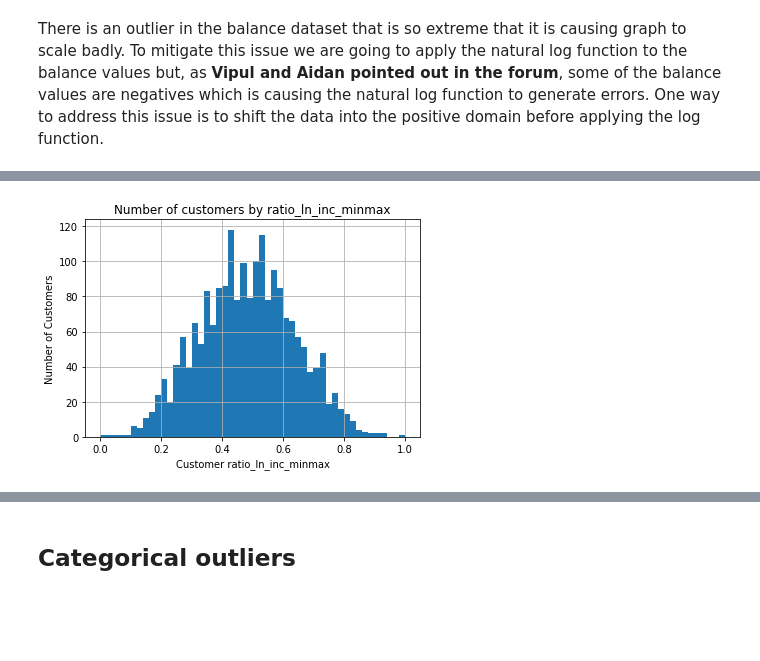
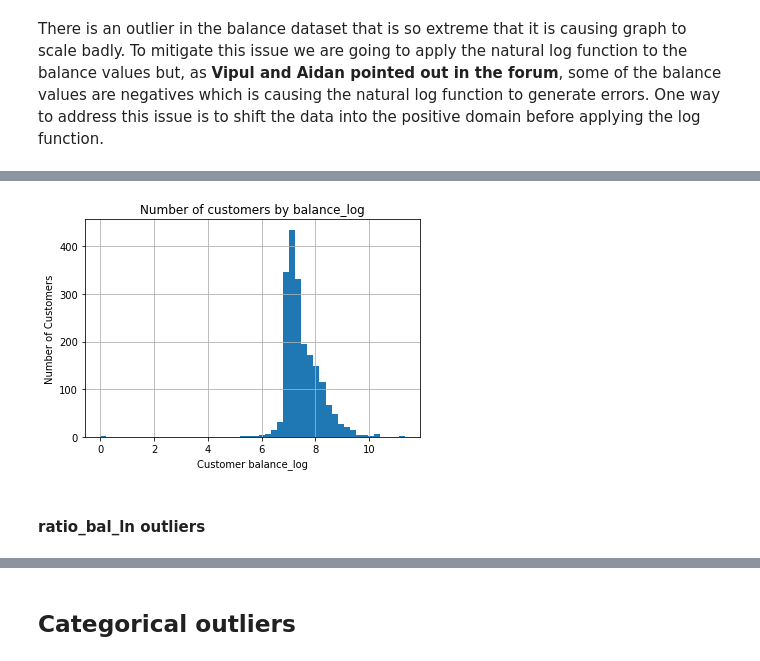
Before and after one commit to vipulpopat/MSCAI_Sem1_Etivity2, a Jupyter notebook: Etivity2-18263461.ipynb, the cells around one changed output, grey strips where cells are left out. Saved outputs shown, nothing was run; the diff lists cells and outputs as text; code cells hidden in the pictures; blank space fills up the shorter version.

```diff
--- a/Etivity2-18263461.ipynb
+++ b/Etivity2-18263461.ipynb
@@ -633,8 +588,8 @@ min        18.000000
 max        93.000000
 Name: age, dtype: float64
 # %%
-def plot_data(column, text):
+def plot_histogram(column):
     data[column].hist(bins=50)
-    plt.xlabel('Customer ' + text)
+    plt.xlabel('Customer ' + column)
     plt.ylabel('Number of Customers')
-    plt.title('Number of customers by ' + text)
+    plt.title('Number of customers by ' + column)
@@ -664,10 +619,3 @@ plot_data('age_minmax', 'age_minmax')
 # %% [markdown]
 There is an outlier in the balance dataset that is so extreme that it is causing graph to scale badly.
 To mitigate this issue we are going to apply the natural log function to the balance values but, as **Vipul and Aidan pointed out in the forum**, some of the balance values are negatives which is causing the natural log function to generate errors. One way to address this issue is to shift the data into the positive domain before applying the log function.
-# %%
-# Use a log transformation to decrease the impact of extreme values in column LoanAmount
-#data['balance_log'] = np.log(data['balance'].replace(0, np.nan))
-
-min_balance = data['balance'].min()
-data['b2'] = data['balance'].replace(0, np.nan)
-data['balance_log'] = np.log(data.b2.apply(lambda x: x + abs(min_balance) + 1))
@@ -711,5 +622,8 @@ Text(0.5,1,'Number of customers by ratio_ln_inc')
-# %%
-apply_minmax(data[['ratio_ln_inc']].values.astype(float), 'ratio_ln_inc_minmax')
-plot_data('ratio_ln_inc_minmax', 'ratio_ln_inc_minmax')
-# %% [output]
-[figure, removed]
+# %%
+min_balance = data['balance'].min()
+data['balance_log'] = np.log(data.balance.apply(lambda x: x + abs(min_balance) + 1))
+plot_histogram('balance_log')
+# %% [output]
+[figure, added]
+# %% [markdown]
+#### ratio_bal_ln outliers
```
Also changed, not shown: parts of 82 cells of this notebook.
